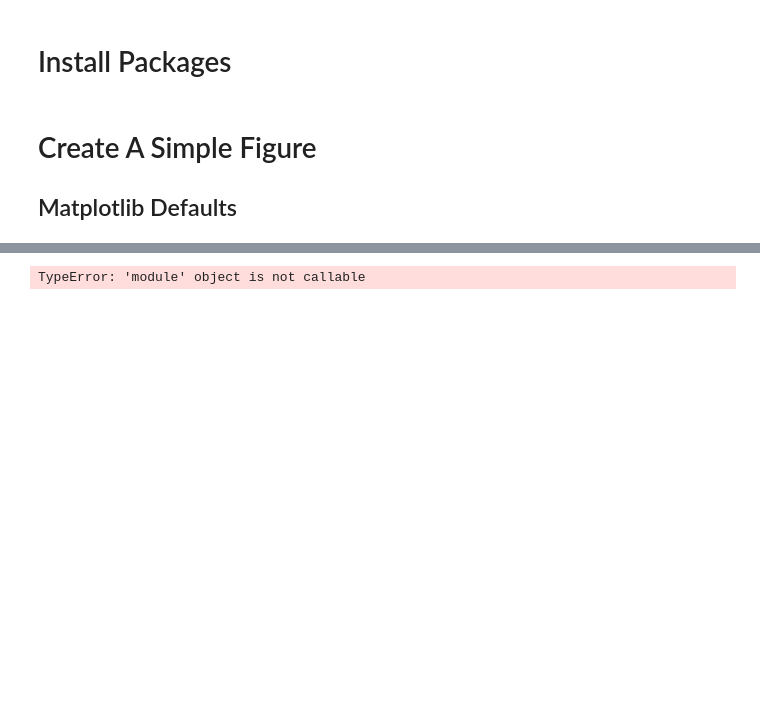
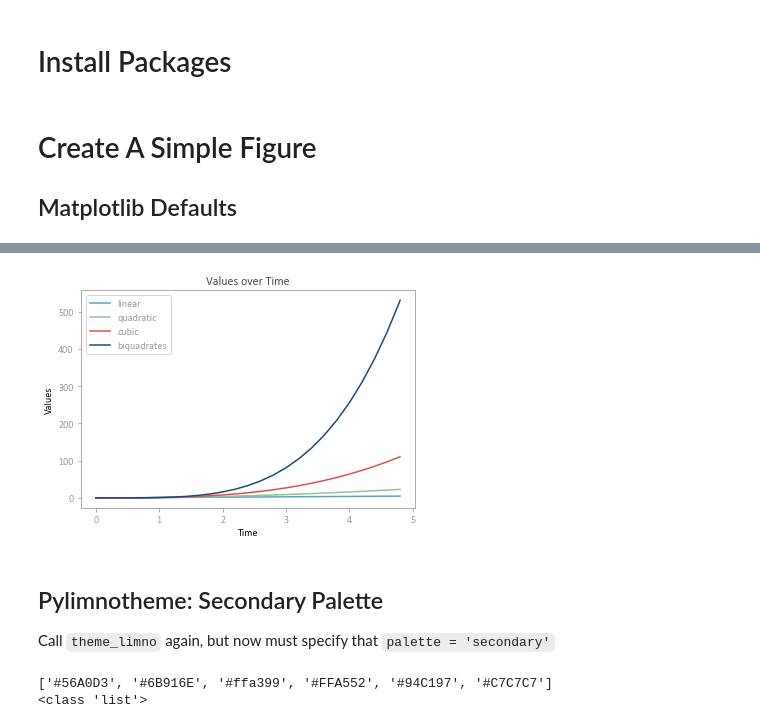
Before and after one commit to LimnoTech/pylimnothemes, a Jupyter notebook: examples/Examples.ipynb, the cells around one changed output, grey strips where cells are left out. Drawn from its saved outputs; the diff is of its cells as text; code cells hidden in the pictures; blank space fills up the shorter version.

```diff
--- a/examples/Examples.ipynb
+++ b/examples/Examples.ipynb
@@ -45,4 +43,23 @@ TypeError: 'module' object is not callable
 # %%
-pylimnothemes.utilities.theme_limno()
+mpl.rcParams['text.color'] = '#999999'
+mpl. rcParams['axes.edgecolor']  = '#999999'
+plt.plot(t, t, label='linear')
+plt.plot(t, t**2, label = 'quadratic')
+plt.plot(t, t**3, label = 'cubic')
+plt.plot(t, t**4, label = 'biquadrates')
+plt.ylabel("Values")
+plt.xlabel("Time")
+plt.title("Values over Time")
+plt.legend()
+plt.show()
 # %% [output]
-TypeError: 'module' object is not callable
+[figure, added]
+# %% [markdown]
+## Pylimnotheme: Secondary Palette
+
+Call `theme_limno` again, but now must specify that `palette = 'secondary'`
+# %%
+theme_limno(palette='secondary')
+# %% [output]
+['#56A0D3', '#6B916E', '#ffa399', '#FFA552', '#94C197', '#C7C7C7']
+<class 'list'>
```
Also changed, not shown: parts of 5 cells of this notebook, 1 other file.
